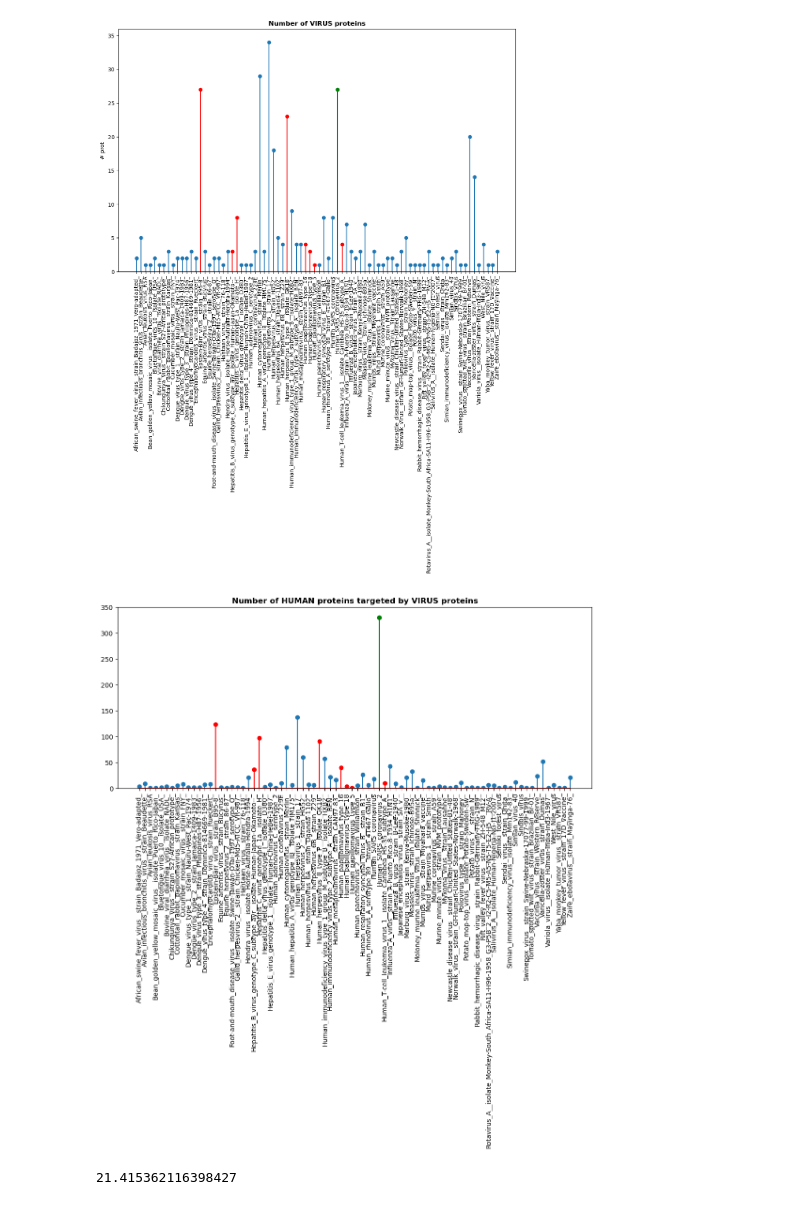
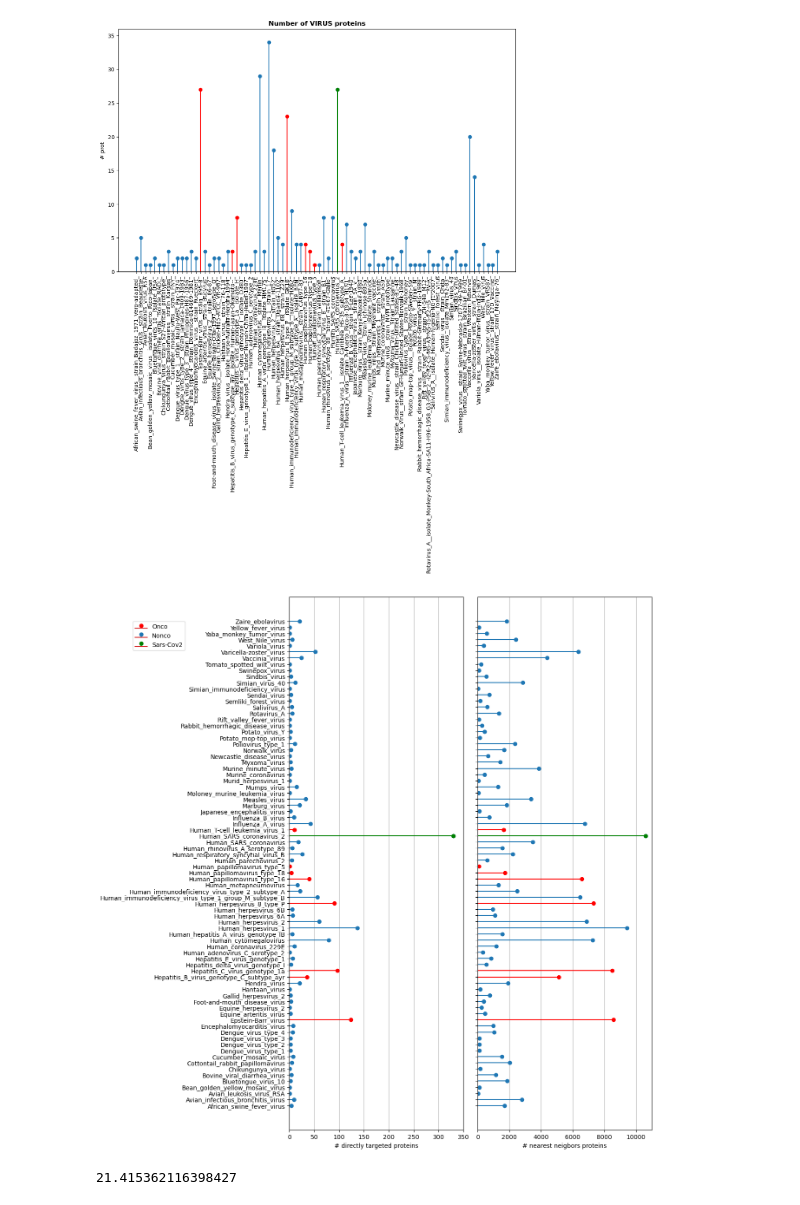
Before and after one commit to francescozambelli/OncoVirus_SarsCov2, a Jupyter notebook: Syntetic_Viruses.ipynb, the cells around one changed output. Saved outputs shown, nothing was run; the diff lists cells and outputs as text; code cells hidden in the pictures.

```diff
--- a/Syntetic_Viruses.ipynb
+++ b/Syntetic_Viruses.ipynb
@@ -50,7 +50,7 @@ for i, vi in enumerate(neigh0_indexes):
     virus_nodes0_dict[virus_metadata.loc[vi,"virus"]] = virus_nodes0
 
     virus_nodes1_list.append(virus_nodes1)
-    virus_nodes1_dict[virus_metadata.loc[vi,"virus"]] = virus_nodes1
+    virus_nodes1_dict[virus_metadata.loc[vi,"virus_short"]] = virus_nodes1
 # %%
 virus_nodes2_list = []
 virus_nodes2_dict ={}
@@ -102,27 +102,48 @@ plt.tight_layout()
 # %% [output]
 [figure]
 # %%
-_,ax = plt.subplots(1,1,figsize=(13,5))
-ax.stem(np.arange(len(virus_nodes1_list))[neigh0_isOncogenic],
+_,ax = plt.subplots(1,2,figsize=(13,13))
+ax[0].stem(np.arange(len(virus_nodes1_list))[neigh0_isOncogenic],
         onco_virus_type1_size,
         markerfmt="r",
-        linefmt="r")
+        linefmt="r", orientation="horizontal", label="Onco")
 
-ax.stem(np.arange(len(virus_nodes1_list))[np.logical_not(neigh0_isOncogenic)],
+ax[0].stem(np.arange(len(virus_nodes1_list))[np.logical_not(neigh0_isOncogenic)],
         nonco_virus_type1_size,
         markerfmt="C0",
-        linefmt="C0")
-ax.stem([44],
+        linefmt="C0", orientation="horizontal", label="Nonco")
+ax[0].stem([44],
         virus_type1_size[44],
         markerfmt="green",
-        linefmt="green")
-ax.set_xticks(np.arange(len(virus_nodes1_list)))
-ax.set_xticklabels(list(virus_nodes1_dict.keys()), rotation=90)
-ax.set_title("Number of HUMAN proteins targeted by VIRUS proteins", fontweight="bold")
-ax.set_ylim([0,350])
+        linefmt="green", orientation="horizontal", label="Sars-Cov2")
+ax[0].set_yticks(np.arange(len(virus_nodes1_list)))
+ax[0].set_yticklabels(list(virus_nodes1_dict.keys()))
+ax[0].set_xlabel("# directly targeted proteins")
+ax[0].set_xlim([0,350])
+ax[0].grid(axis="x")
+ax[0].legend(loc=[-0.9,0.9])
+
+ax[1].stem(np.arange(len(virus_nodes1_list))[neigh0_isOncogenic],
+        onco_virus_type2_size,
+        markerfmt="r",
+        linefmt="r", orientation="horizontal")
+
+ax[1].stem(np.arange(len(virus_nodes1_list))[np.logical_not(neigh0_isOncogenic)],
+        nonco_virus_type2_size,
+        markerfmt="C0",
+        linefmt="C0", orientation="horizontal")
+ax[1].stem([44],
+        virus_type2_size[44],
+        markerfmt="green",
+        linefmt="green", orientation="horizontal")
+ax[1].set_yticks(np.arange(len(virus_nodes2_list)))
+ax[1].set_yticklabels([])
+ax[1].set_xlabel("# nearest neigbors proteins")
+ax[1].grid(axis="x")
+ax[1].set_xlim([0,11000])
 plt.tight_layout()
 # %% [output]
-[figure, old version]
+[figure, new version]
 # %%
 np.delete(nonco_virus_type1_size,37).std()
 # %% [output]
```
Also changed, not shown: parts of 9 cells of this notebook, 4 other files.
